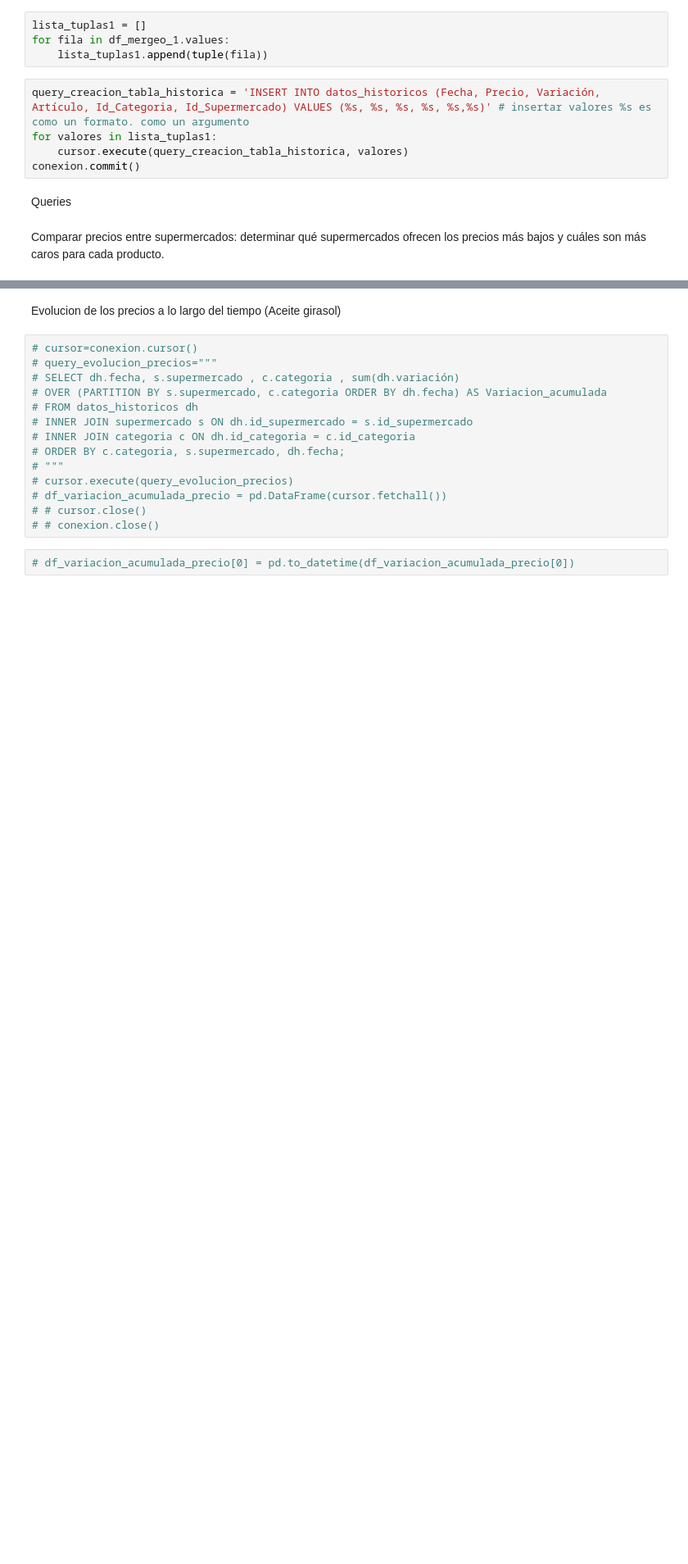
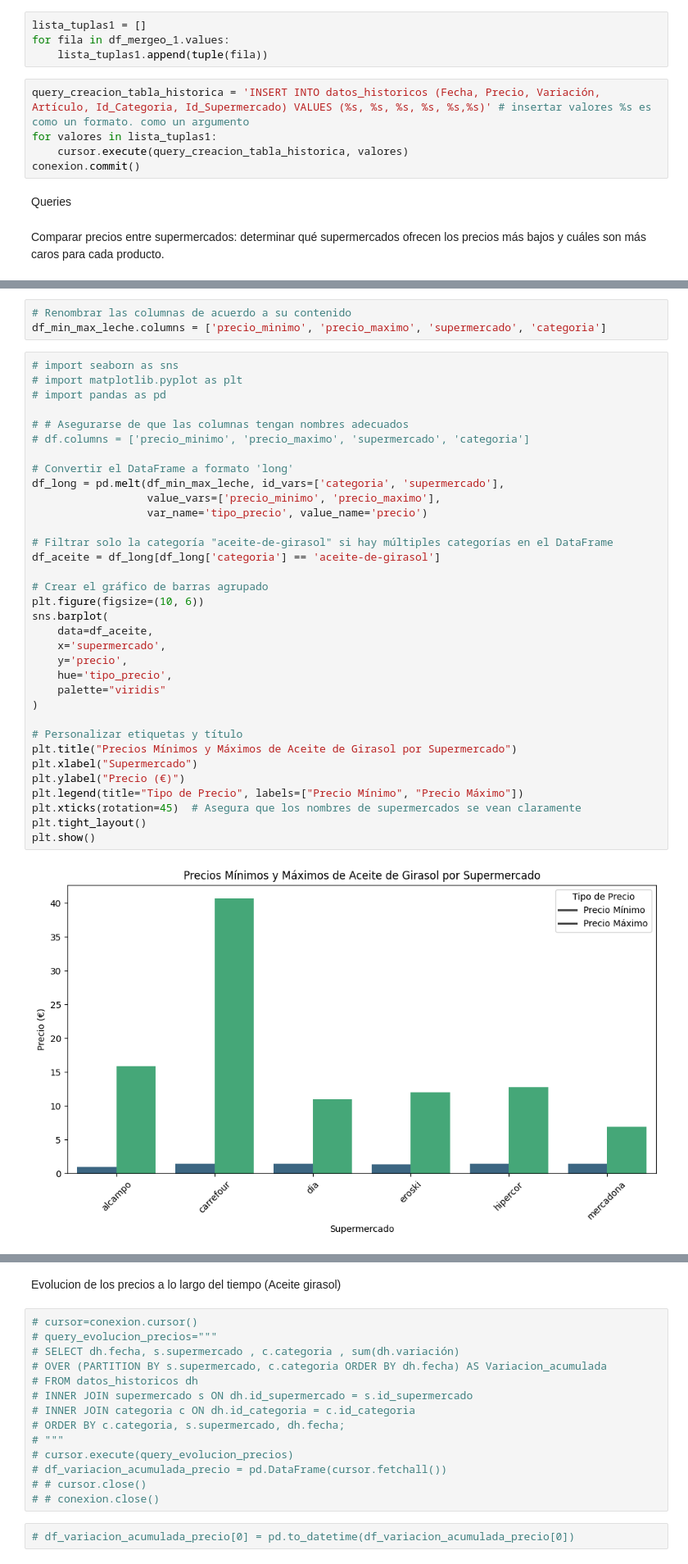
Before and after one commit to ngcarvajall/Proyecto1-AnalisisFacua, a Jupyter notebook: Notebooks/EDA.ipynb, the cells around one changed output, grey strips where cells are left out. Shown at 82% size. Cells and saved outputs as stored; diff of their text form; blank space fills up the shorter version.

Commit message:
visual

```diff
--- a/Notebooks/EDA.ipynb
+++ b/Notebooks/EDA.ipynb
@@ -156,3 +150,42 @@ df_comparar.head()
 | 2 | 1.49 | 10.99 | dia | aceite-de-girasol |
 | 3 | 1.39 | 11.99 | eroski | aceite-de-girasol |
 | 4 | 1.40 | 12.79 | hipercor | aceite-de-girasol |
+# %%
+# Renombrar las columnas de acuerdo a su contenido
+df_min_max_leche.columns = ['precio_minimo', 'precio_maximo', 'supermercado', 'categoria']
+# %%
+# import seaborn as sns
+# import matplotlib.pyplot as plt
+# import pandas as pd
+
+# # Asegurarse de que las columnas tengan nombres adecuados
+# df.columns = ['precio_minimo', 'precio_maximo', 'supermercado', 'categoria']
+
+# Convertir el DataFrame a formato 'long'
+df_long = pd.melt(df_min_max_leche, id_vars=['categoria', 'supermercado'],
+                  value_vars=['precio_minimo', 'precio_maximo'],
+                  var_name='tipo_precio', value_name='precio')
+
+# Filtrar solo la categoría "aceite-de-girasol" si hay múltiples categorías en el DataFrame
+df_aceite = df_long[df_long['categoria'] == 'aceite-de-girasol']
+
+# Crear el gráfico de barras agrupado
+plt.figure(figsize=(10, 6))
+sns.barplot(
+    data=df_aceite,
+    x='supermercado',
+    y='precio',
+    hue='tipo_precio',
+    palette="viridis"
+)
+
+# Personalizar etiquetas y título
+plt.title("Precios Mínimos y Máximos de Aceite de Girasol por Supermercado")
+plt.xlabel("Supermercado")
+plt.ylabel("Precio (€)")
+plt.legend(title="Tipo de Precio", labels=["Precio Mínimo", "Precio Máximo"])
+plt.xticks(rotation=45)  # Asegura que los nombres de supermercados se vean claramente
+plt.tight_layout()
+plt.show()
+# %% [output]
+[figure, added]
```
Also changed, not shown: parts of 12 cells of this notebook.
